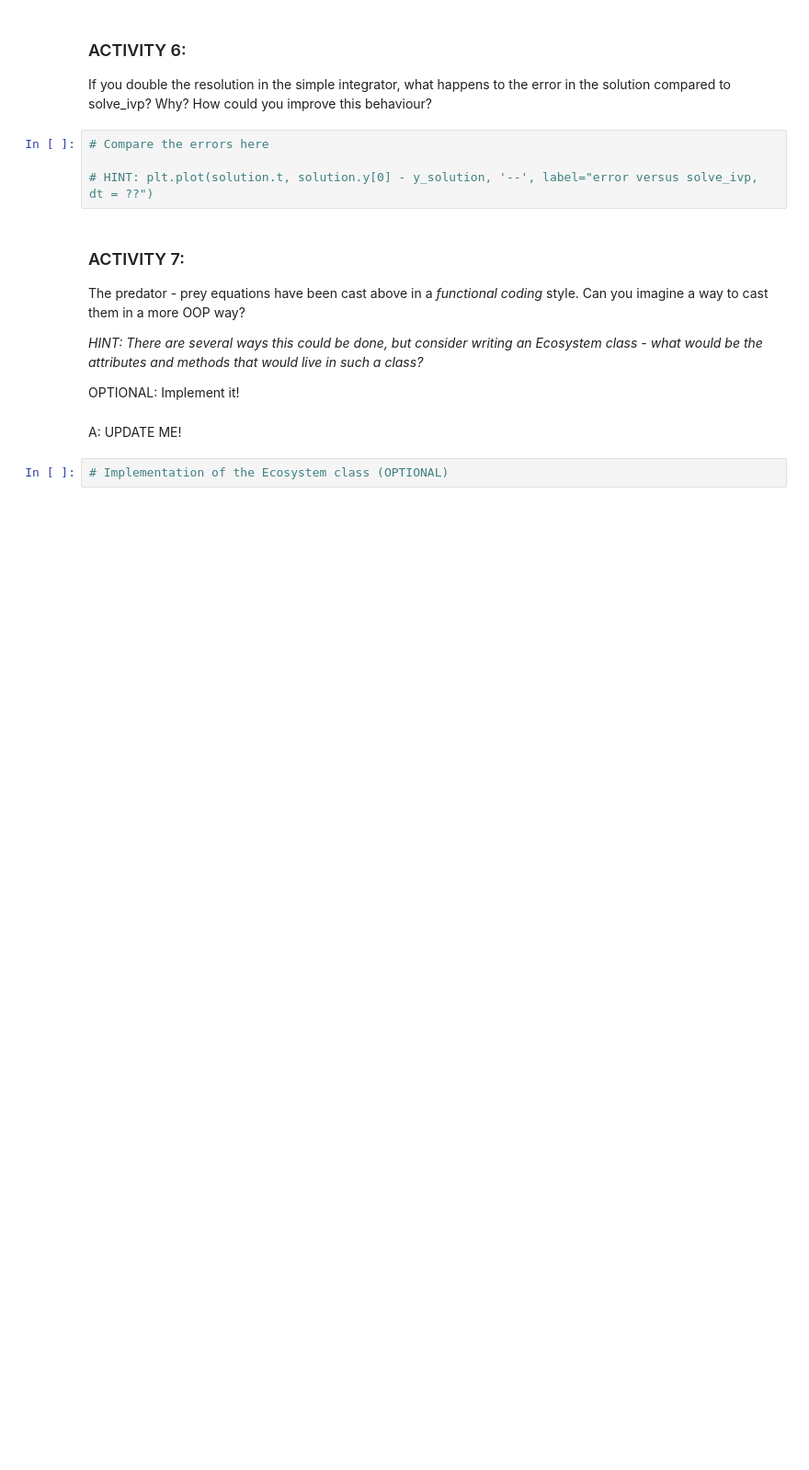
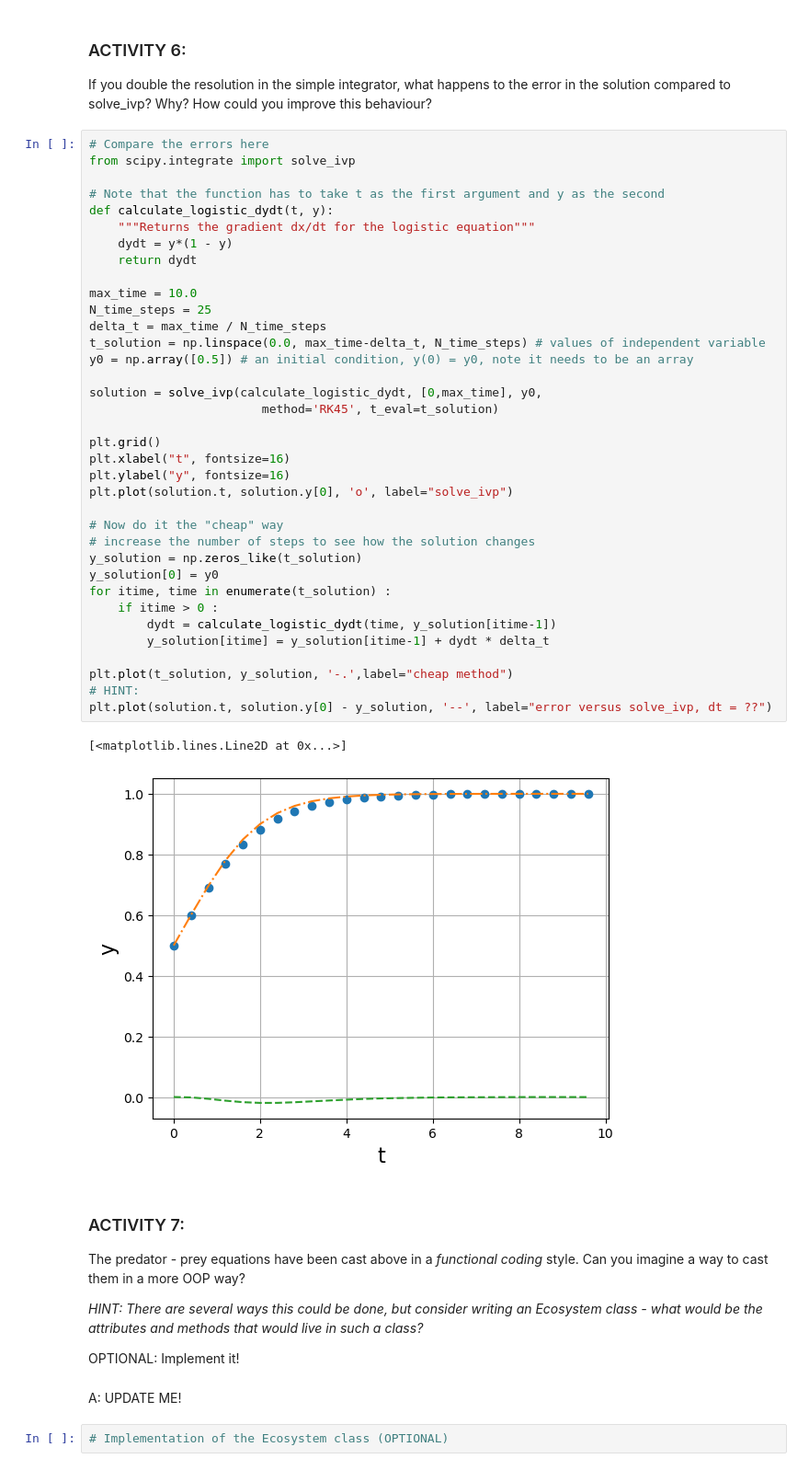
Before and after one commit to sadiaadam/TopicsInSciComp, a Jupyter notebook: Notebooks/Week3_LabExercises.ipynb, the cells around one changed output. Shown: that part at 92% size. Saved outputs shown, nothing was run; the diff lists cells and outputs as text; blank space fills up the shorter version.

```diff
--- a/Notebooks/Week3_LabExercises.ipynb
+++ b/Notebooks/Week3_LabExercises.ipynb
@@ -443,8 +423,43 @@ plt.plot(solution.y[0], solution.y[1], '--', label="x0, y0 = ??")
 If you double the resolution in the simple integrator, what happens to the error in the solution compared to solve_ivp? Why? How could you improve this behaviour?
 # %%
 # Compare the errors here
+from scipy.integrate import solve_ivp
 
-# HINT: plt.plot(solution.t, solution.y[0] - y_solution, '--', label="error versus solve_ivp, dt = ??")
+# Note that the function has to take t as the first argument and y as the second
+def calculate_logistic_dydt(t, y):
+    """Returns the gradient dx/dt for the logistic equation"""
+    dydt = y*(1 - y)
+    return dydt
+
+max_time = 10.0
+N_time_steps = 25
+delta_t = max_time / N_time_steps
+t_solution = np.linspace(0.0, max_time-delta_t, N_time_steps) # values of independent variable
+y0 = np.array([0.5]) # an initial condition, y(0) = y0, note it needs to be an array
+
+solution = solve_ivp(calculate_logistic_dydt, [0,max_time], y0,
+                        method='RK45', t_eval=t_solution)
+
+plt.grid()
+plt.xlabel("t", fontsize=16)
+plt.ylabel("y", fontsize=16)
+plt.plot(solution.t, solution.y[0], 'o', label="solve_ivp")
+
+# Now do it the "cheap" way
+# increase the number of steps to see how the solution changes
+y_solution = np.zeros_like(t_solution)
+y_solution[0] = y0
+for itime, time in enumerate(t_solution) :
+    if itime > 0 :
+        dydt = calculate_logistic_dydt(time, y_solution[itime-1])
+        y_solution[itime] = y_solution[itime-1] + dydt * delta_t
+
+plt.plot(t_solution, y_solution, '-.',label="cheap method")
+# HINT:
+plt.plot(solution.t, solution.y[0] - y_solution, '--', label="error versus solve_ivp, dt = ??")
+# %% [output]
+[<matplotlib.lines.Line2D at 0x...>]
+[figure, added]
 # %% [markdown]
 ### ACTIVITY 7:
 
```
Also changed, not shown: parts of 8 cells of this notebook, 5 other files.
